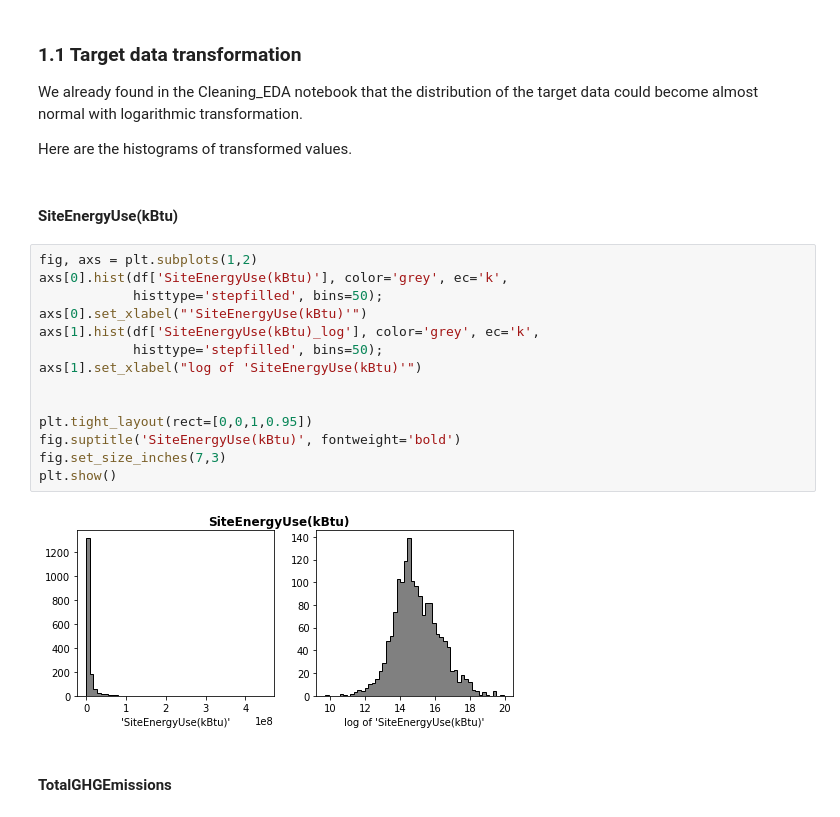
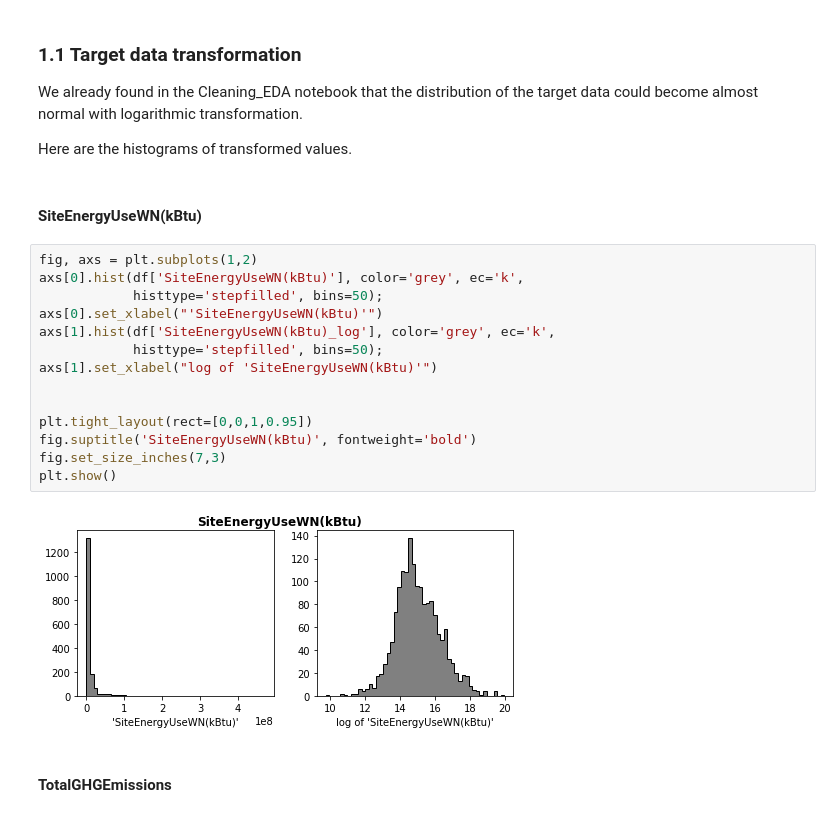
Before and after one commit to SmellyArmure/OC_DS_Project4, a Jupyter notebook: NOTEBOOKS/P4_Modelling.ipynb, the cells around one changed output. Saved outputs shown, nothing was run; the diff lists cells and outputs as text.

```diff
--- a/NOTEBOOKS/P4_Modelling.ipynb
+++ b/NOTEBOOKS/P4_Modelling.ipynb
@@ -234,23 +225,23 @@ We already found in the Cleaning_EDA notebook that the distribution of the targe
 
 Here are the histograms of transformed values.
 # %% [markdown]
-#### SiteEnergyUse(kBtu)
+#### SiteEnergyUseWN(kBtu)
 # %%
 fig, axs = plt.subplots(1,2)
-axs[0].hist(df['SiteEnergyUse(kBtu)'], color='grey', ec='k',
+axs[0].hist(df['SiteEnergyUseWN(kBtu)'], color='grey', ec='k',
             histtype='stepfilled', bins=50);
-axs[0].set_xlabel("'SiteEnergyUse(kBtu)'")
-axs[1].hist(df['SiteEnergyUse(kBtu)_log'], color='grey', ec='k',
+axs[0].set_xlabel("'SiteEnergyUseWN(kBtu)'")
+axs[1].hist(df['SiteEnergyUseWN(kBtu)_log'], color='grey', ec='k',
             histtype='stepfilled', bins=50);
-axs[1].set_xlabel("log of 'SiteEnergyUse(kBtu)'")
+axs[1].set_xlabel("log of 'SiteEnergyUseWN(kBtu)'")
 
 
 plt.tight_layout(rect=[0,0,1,0.95])
-fig.suptitle('SiteEnergyUse(kBtu)', fontweight='bold')
+fig.suptitle('SiteEnergyUseWN(kBtu)', fontweight='bold')
 fig.set_size_inches(7,3)
 plt.show()
 # %% [output]
-[figure, old version]
+[figure, new version]
 # %% [markdown]
 #### TotalGHGEmissions
 # %%
```
Also changed, not shown: parts of 42 cells of this notebook, 7 other files.
